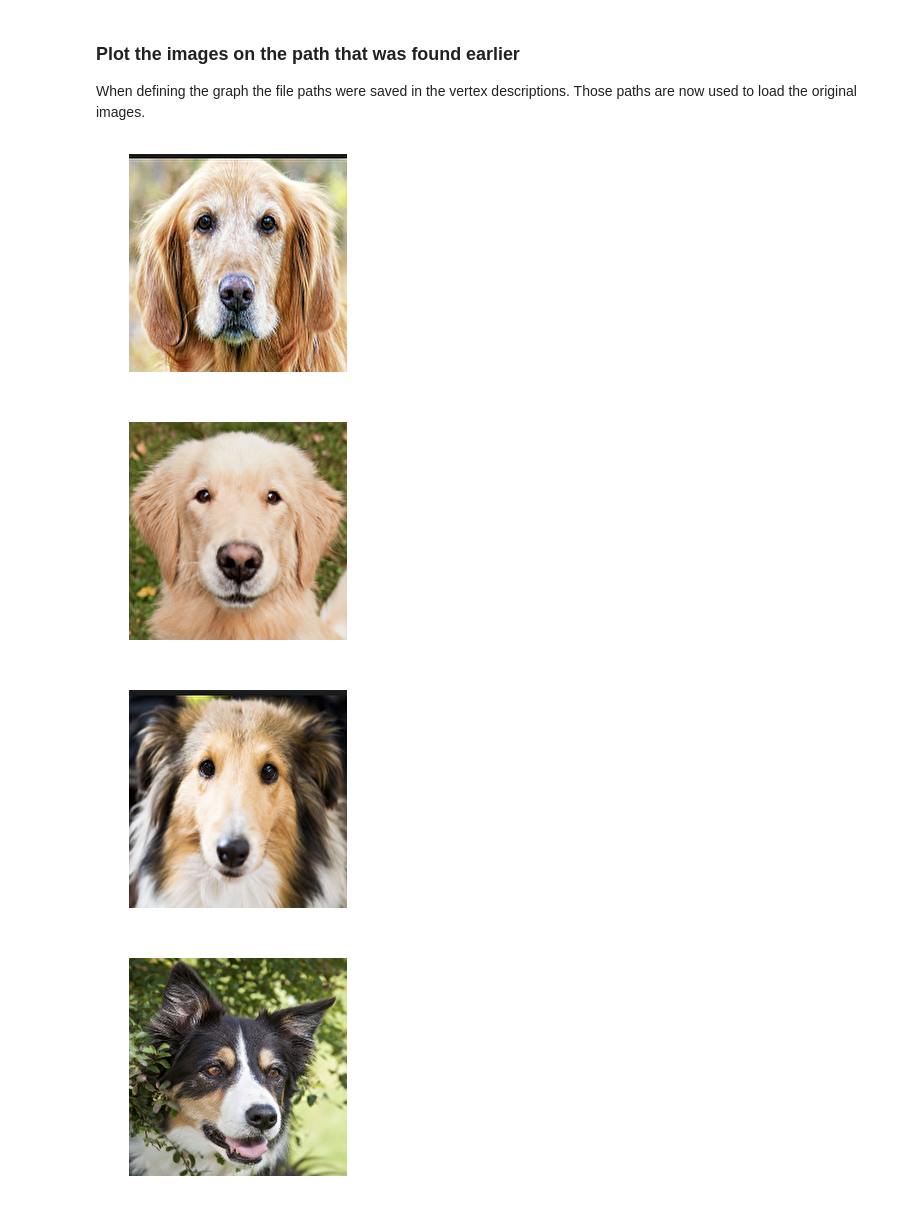
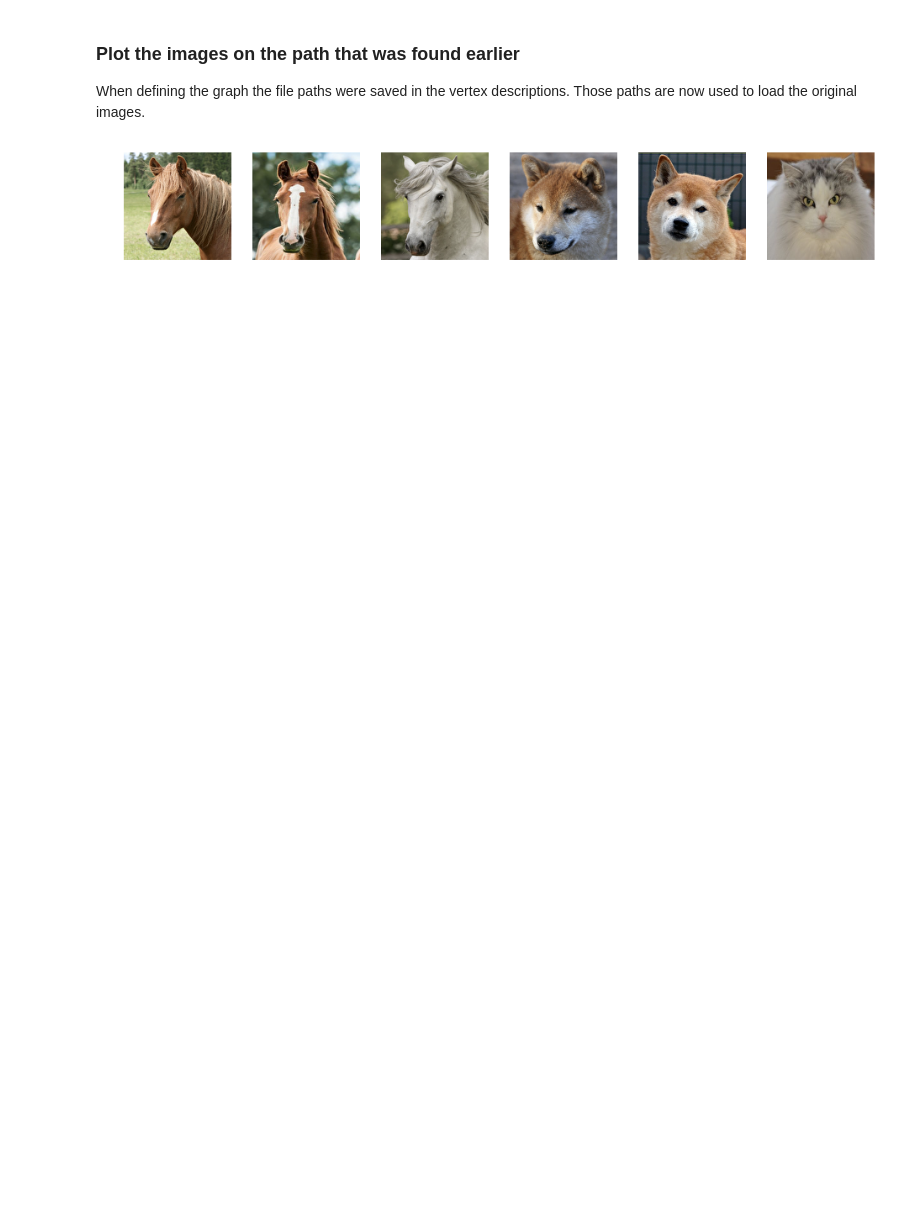
Before and after one commit to Kursula/FeatureGraph, a Jupyter notebook: Animal_face_graph.ipynb, the cells around one changed output. Cells and saved outputs as stored; diff of their text form; code cells hidden in the pictures; blank space fills up the shorter version.

```diff
--- a/Animal_face_graph.ipynb
+++ b/Animal_face_graph.ipynb
@@ -81,9 +80,12 @@ n_images = len(img_paths)
 # %%
 gr = Graph()
 for i in range(n_images):
-    gr.add_vertex(key=i, labels=['photo'])
-    gr.add_vertex_image(key=i, image=thumbnails[i])
-    gr.add_vertex_params(key=i, feature_vector=feature_vectors[i], path=img_paths[i])
+    gr.add_vertex(key=i)
+    gr.set_vertex_param(key=i,
+                        image=thumbnails[i],
+                        label='photo',
+                        feature_vector=feature_vectors[i],
+                        path=img_paths[i])
 # %% [markdown]
 ### Optimize the graph layout.
 
@@ -131,7 +133,7 @@ The graph path search uses modified Dijkstra's algorithm that takes the edge dis
 The thumbnail images defined earlier can be used to visualize the vertices when plotting the graph (set plot_images to True).
 # %%
 # Find the path in the graph
-pathlist = gr.find_shortest_path(key_a=6, key_b=50)
+pathlist = gr.find_shortest_path(key_a=71, key_b=44)
 
 # Plot everything
 gp = GraphPlot()
@@ -148,14 +150,16 @@ gp.save('output.png')
 ### Plot the images on the path that was found earlier
 When defining the graph the file paths were saved in the vertex descriptions. Those paths are now used to load the original images.
 # %%
-for key in pathlist:
+n_images = len(pathlist)
+plt.figure(figsize=(16, 5))
+
+for i, key in enumerate(pathlist):
     img_path = gr.vertices[key].params['path']
     img = load_image(img_path, target_size=(200, 200))
+    plt.subplot(1, n_images, i + 1)
     plt.imshow(img, interpolation='sinc')
     plt.axis('off')
-    plt.show()
+
+plt.show()
 # %% [output]
-[figure, old version]
+[figure, new version]
-[figure, removed]
-[figure, removed]
-[figure, removed]
```
Also changed, not shown: parts of 6 cells of this notebook, 5 other files.
